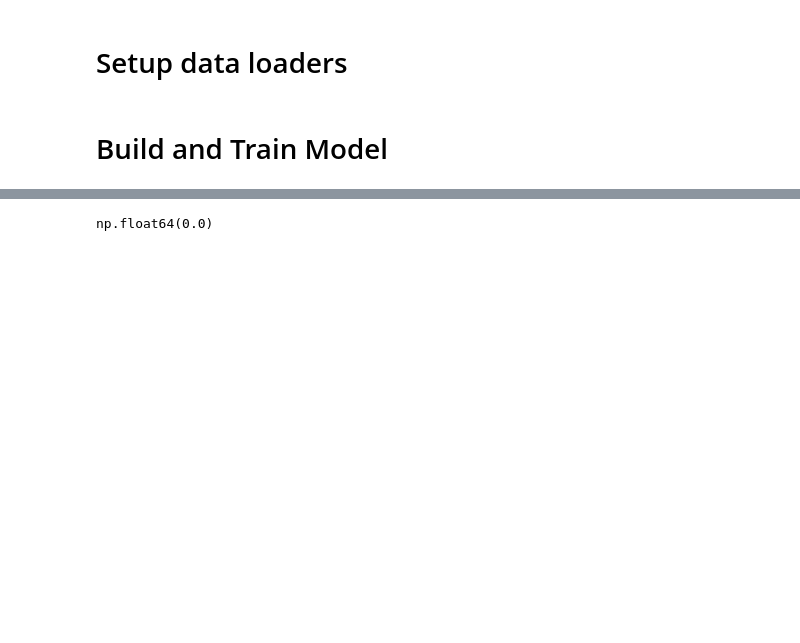
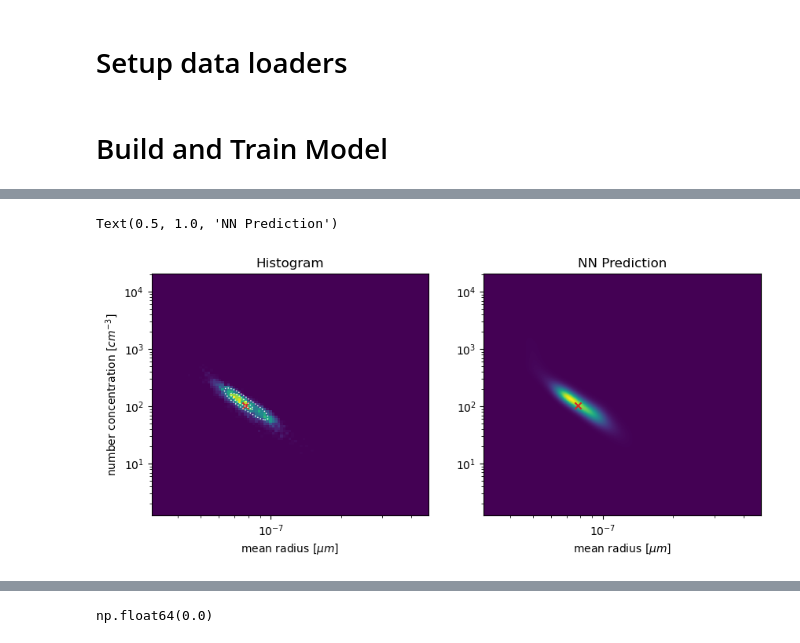
Before and after one commit to NCAR/aerosol-scattering, a Jupyter notebook: scripts/casper/TrainPolyPDFNN.ipynb, the cells around one changed output, grey strips where cells are left out. Saved outputs shown, nothing was run; the diff lists cells and outputs as text; code cells hidden in the pictures; blank space fills up the shorter version.

```diff
--- a/scripts/casper/TrainPolyPDFNN.ipynb
+++ b/scripts/casper/TrainPolyPDFNN.ipynb
@@ -45,7 +45,7 @@ if is_cuda:
 
 print(f'Preparing to use device {device}')
 
-dtype = torch.float
+dtype = torch.float64
 # %% [output]
 Preparing to use device cuda:0
 # %%
@@ -378,0 +402,32 @@ plt.pcolormesh(x_plt,x_plt,f_pdf[0,...])
+# %%
+h_part = np.histogram2d(r_sim,n_sim,bins=np.linspace(0,1,100))
+
+pdf_ax = np.exp(y_scaler.unscale(np.stack([x_plt,x_plt],axis=1)))
+hist_ax = np.exp(y_scaler.unscale(np.stack([h_part[1],h_part[2]],axis=1)))
+act_ax = np.exp(y_scaler.unscale(np.stack([np.array([n_act]),np.array([r_act])],axis=1))).squeeze()
+
+fig,ax = plt.subplots(1,2,figsize=(10,4))
+
+ax[0].pcolormesh(hist_ax[:,1],hist_ax[:,0],h_part[0].T/np.sum(h_part[0]))
+xl = ax[0].get_xlim()
+yl = ax[0].get_ylim()
+contours = ax[0].contour(pdf_ax[:,1],pdf_ax[:,0], f_pdf[0,...], levels = 2, colors='white', linestyles=':', linewidths=1)
+ax[0].scatter(act_ax[1],act_ax[0],c='tab:red',marker='x',)
+ax[0].set_xscale('log')
+ax[0].set_yscale('log')
+ax[0].set_xlim(xl)
+ax[0].set_ylim(yl)
+ax[0].set_xlabel(r'mean radius [$\mu m$]')
+ax[0].set_ylabel(r'number concentration [$cm^{-3}$]')
+ax[0].set_title('Histogram')
+
+ax[1].pcolormesh(pdf_ax[:,1],pdf_ax[:,0],f_pdf[0,...]/np.sum(f_pdf[0,...]))
+ax[1].scatter(act_ax[1],act_ax[0],c='tab:red',marker='x',)
+ax[1].set_xscale('log')
+ax[1].set_yscale('log')
+ax[1].set_xlabel(r'mean radius [$\mu m$]')
+# ax[1].set_ylabel(r'number concentration [$cm^{-3}$]')
+ax[1].set_title('NN Prediction')
+# %% [output]
+Text(0.5, 1.0, 'NN Prediction')
+[figure, added]
```
Also changed, not shown: parts of 32 cells of this notebook.
